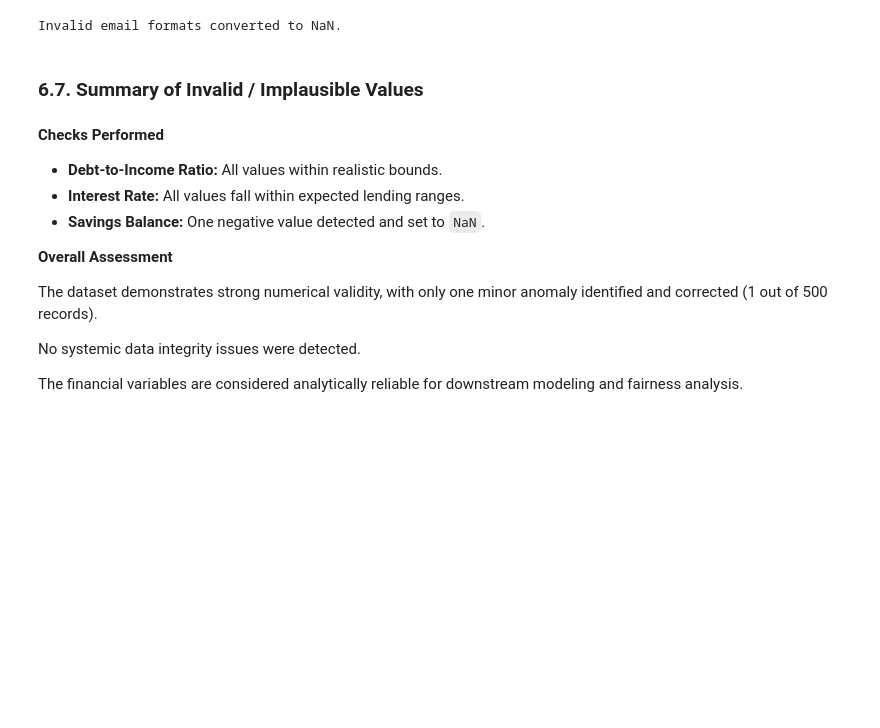
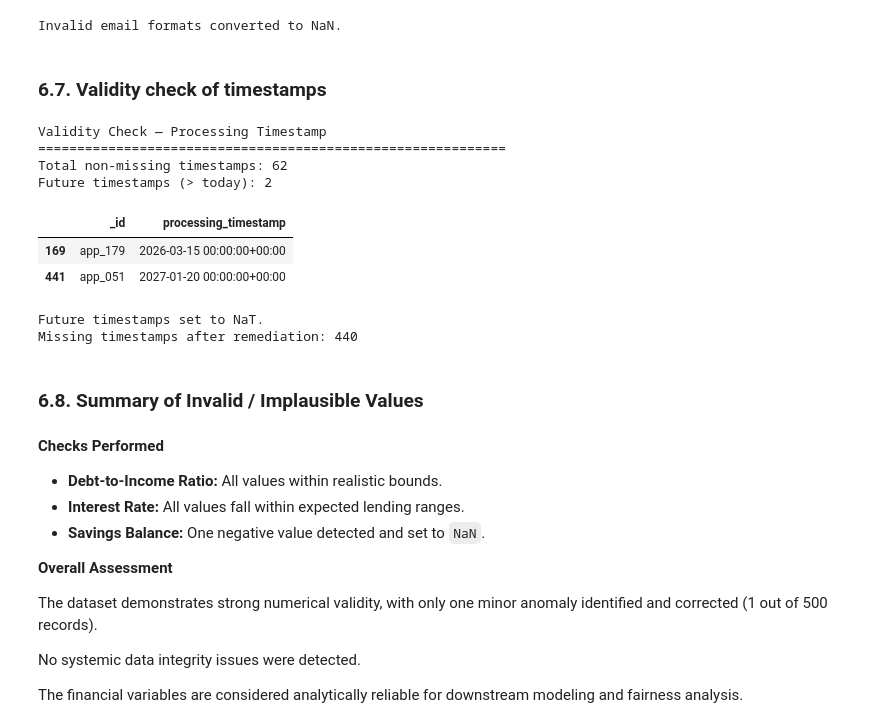
Before and after one commit to lauraaandrada/dego-project-team2, a Jupyter notebook: notebooks/01-Data-Quality.ipynb, the cells around one changed output. Drawn from its saved outputs; the diff is of its cells as text; code cells hidden in the pictures; blank space fills up the shorter version.

```diff
--- a/notebooks/01-Data-Quality.ipynb
+++ b/notebooks/01-Data-Quality.ipynb
@@ -1619,8 +1619,44 @@ df.loc[
 print("Invalid email formats converted to NaN.")
 # %% [output]
 Invalid email formats converted to NaN.
+# %% [markdown]
+### **6.7. Validity check of timestamps**
+# %%
+# Validity Check — Processing Timestamp (future dates)
+
+col = "processing_timestamp"
+
+df[col] = pd.to_datetime(df[col], errors="coerce", utc=True)
+
+today = pd.Timestamp.now(tz="UTC")
+
+future_timestamps = df[df[col].notna() & (df[col] > today)]
+
+print(f"Validity Check — Processing Timestamp")
+print("=" * 60)
+print(f"Total non-missing timestamps: {df[col].notna().sum()}")
+print(f"Future timestamps (> today): {len(future_timestamps)}")
+
+if not future_timestamps.empty:
+    display(future_timestamps[["_id", col]].sort_values(col))
+
+# Remediation: set future timestamps to NaT
+df.loc[df[col] > today, col] = pd.NaT
+
+print(f"\nFuture timestamps set to NaT.")
+print(f"Missing timestamps after remediation: {df[col].isna().sum()}")
+# %% [output]
+Validity Check — Processing Timestamp
+============================================================
+Total non-missing timestamps: 62
+Future timestamps (> today): 2
+|  | _id | processing_timestamp |
+| 169 | app_179 | 2026-03-15 00:00:00+00:00 |
+| 441 | app_051 | 2027-01-20 00:00:00+00:00 |
+Future timestamps set to NaT.
+Missing timestamps after remediation: 440
 # %% [markdown]
-### **6.7. Summary of Invalid / Implausible Values**
+### **6.8. Summary of Invalid / Implausible Values**
 # %% [markdown]
 **Checks Performed**
 
```
Also changed, not shown: parts of 3 cells of this notebook, 1 other file.
